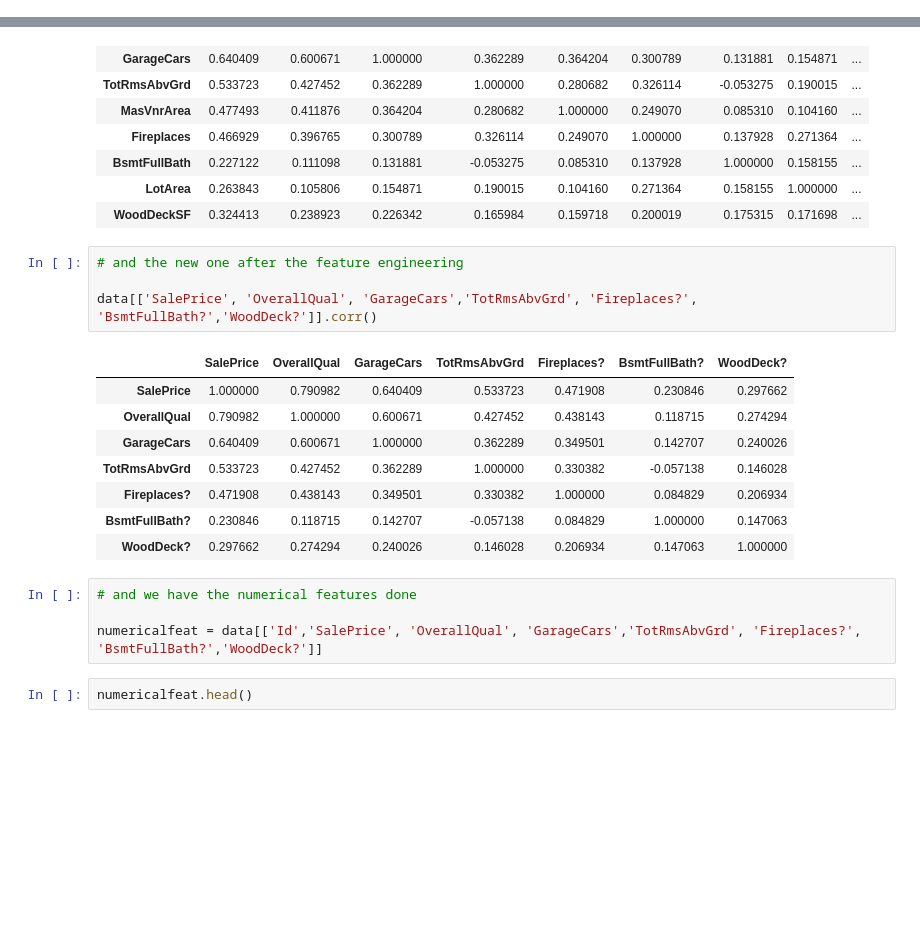
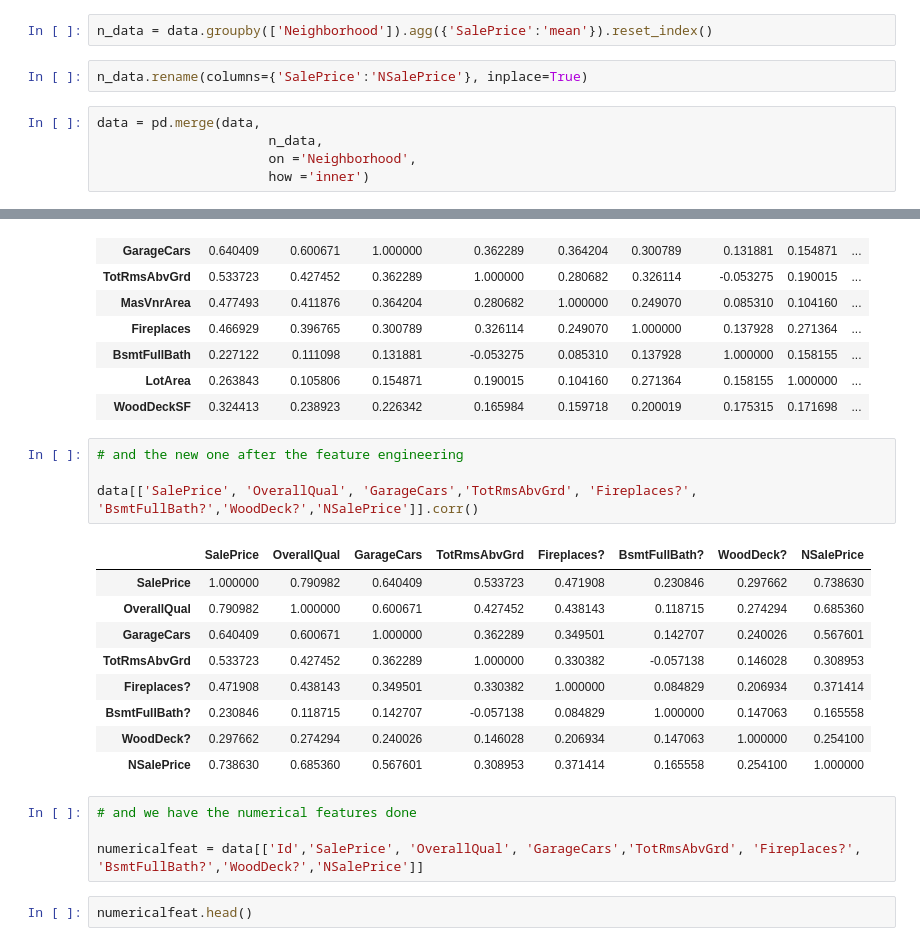
Before and after one commit to FelipeAvila2/ML-House-prices-Advanced-Regression, a Jupyter notebook: main.ipynb, the cells around one changed output, grey strips where cells are left out. Cells and saved outputs as stored; diff of their text form; blank space fills up the shorter version.

```diff
--- a/main.ipynb
+++ b/main.ipynb
@@ -460,6 +460,15 @@ plt.show()
 # Woodeck, LotArea - Review
 # Fireplaces, Garage, Woodeck - Group
 # BsmtFullBath, MasVnrArea - Drop
+# %%
+n_data = data.groupby(['Neighborhood']).agg({'SalePrice':'mean'}).reset_index()
+# %%
+n_data.rename(columns={'SalePrice':'NSalePrice'}, inplace=True)
+# %%
+data = pd.merge(data,
+                      n_data,
+                      on ='Neighborhood',
+                      how ='inner')
 # %%
 # this are the functions used to group and turn into boolean the features: fireplaces, wooddeck, bsmtfullbath and yearbuilt
 
@@ -546,20 +555,21 @@ corr
 # %%
 # and the new one after the feature engineering
 
-data[['SalePrice', 'OverallQual', 'GarageCars','TotRmsAbvGrd', 'Fireplaces?', 'BsmtFullBath?','WoodDeck?']].corr()
+data[['SalePrice', 'OverallQual', 'GarageCars','TotRmsAbvGrd', 'Fireplaces?', 'BsmtFullBath?','WoodDeck?','NSalePrice']].corr()
 # %% [output]
-|  | SalePrice | OverallQual | GarageCars | TotRmsAbvGrd | Fireplaces? | BsmtFullBath? | WoodDeck? |
-| SalePrice | 1.000000 | 0.790982 | 0.640409 | 0.533723 | 0.471908 | 0.230846 | 0.297662 |
-| OverallQual | 0.790982 | 1.000000 | 0.600671 | 0.427452 | 0.438143 | 0.118715 | 0.274294 |
-| GarageCars | 0.640409 | 0.600671 | 1.000000 | 0.362289 | 0.349501 | 0.142707 | 0.240026 |
-| TotRmsAbvGrd | 0.533723 | 0.427452 | 0.362289 | 1.000000 | 0.330382 | -0.057138 | 0.146028 |
-| Fireplaces? | 0.471908 | 0.438143 | 0.349501 | 0.330382 | 1.000000 | 0.084829 | 0.206934 |
-| BsmtFullBath? | 0.230846 | 0.118715 | 0.142707 | -0.057138 | 0.084829 | 1.000000 | 0.147063 |
-| WoodDeck? | 0.297662 | 0.274294 | 0.240026 | 0.146028 | 0.206934 | 0.147063 | 1.000000 |
+|  | SalePrice | OverallQual | GarageCars | TotRmsAbvGrd | Fireplaces? | BsmtFullBath? | WoodDeck? | NSalePrice |
+| SalePrice | 1.000000 | 0.790982 | 0.640409 | 0.533723 | 0.471908 | 0.230846 | 0.297662 | 0.738630 |
+| OverallQual | 0.790982 | 1.000000 | 0.600671 | 0.427452 | 0.438143 | 0.118715 | 0.274294 | 0.685360 |
+| GarageCars | 0.640409 | 0.600671 | 1.000000 | 0.362289 | 0.349501 | 0.142707 | 0.240026 | 0.567601 |
+| TotRmsAbvGrd | 0.533723 | 0.427452 | 0.362289 | 1.000000 | 0.330382 | -0.057138 | 0.146028 | 0.308953 |
+| Fireplaces? | 0.471908 | 0.438143 | 0.349501 | 0.330382 | 1.000000 | 0.084829 | 0.206934 | 0.371414 |
+| BsmtFullBath? | 0.230846 | 0.118715 | 0.142707 | -0.057138 | 0.084829 | 1.000000 | 0.147063 | 0.165558 |
+| WoodDeck? | 0.297662 | 0.274294 | 0.240026 | 0.146028 | 0.206934 | 0.147063 | 1.000000 | 0.254100 |
+| NSalePrice | 0.738630 | 0.685360 | 0.567601 | 0.308953 | 0.371414 | 0.165558 | 0.254100 | 1.000000 |
 # %%
 # and we have the numerical features done
 
-numericalfeat = data[['Id','SalePrice', 'OverallQual', 'GarageCars','TotRmsAbvGrd', 'Fireplaces?', 'BsmtFullBath?','WoodDeck?']]
+numericalfeat = data[['Id','SalePrice', 'OverallQual', 'GarageCars','TotRmsAbvGrd', 'Fireplaces?', 'BsmtFullBath?','WoodDeck?','NSalePrice']]
 # %%
 numericalfeat.head()
 # %% [output]
```
Also changed, not shown: parts of 18 cells of this notebook.
